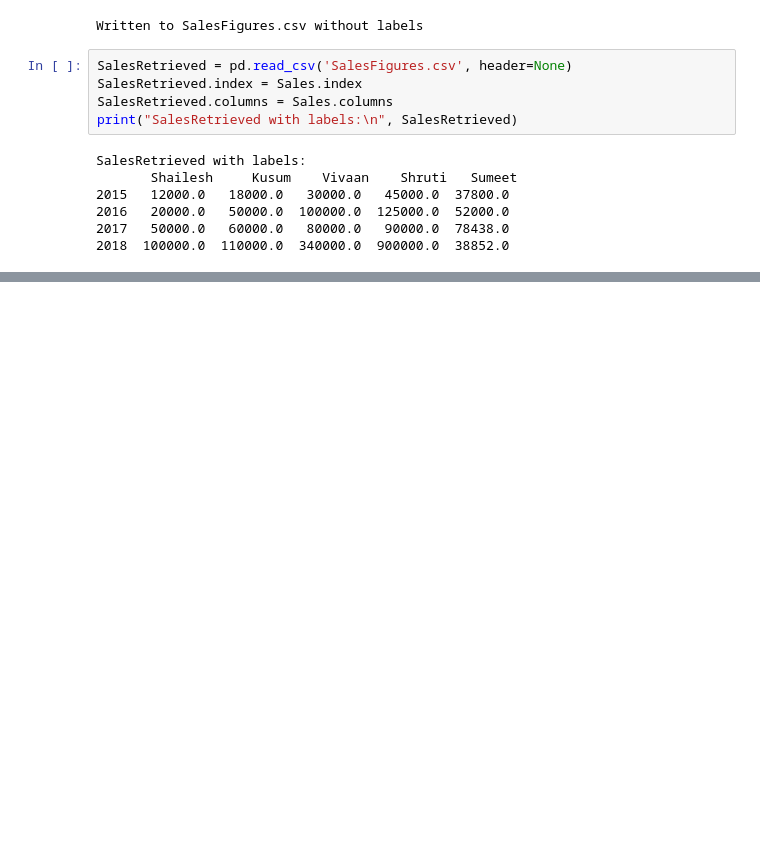
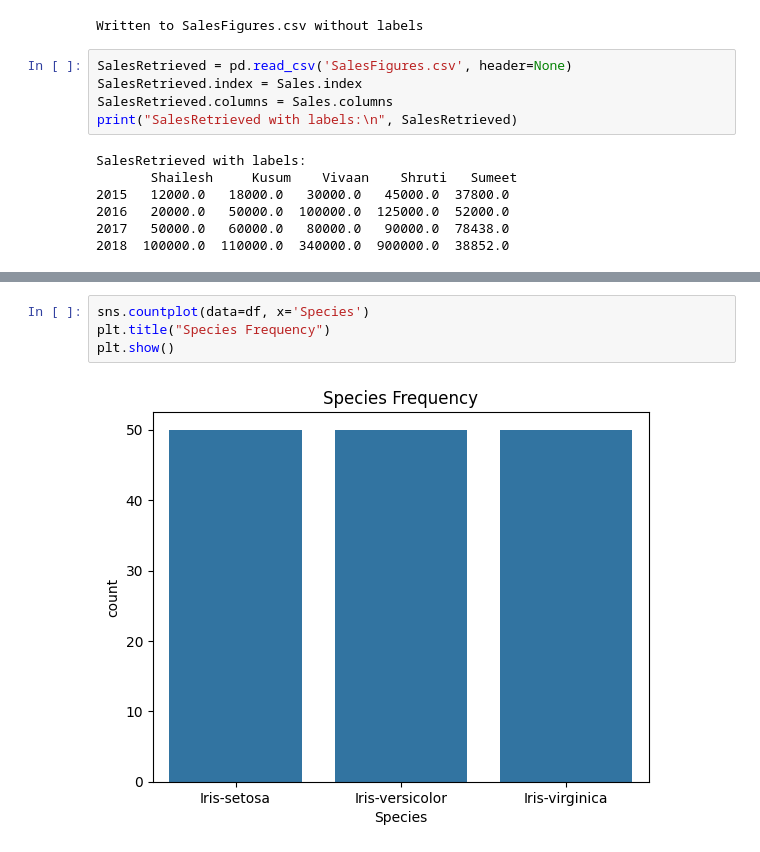
Before and after one commit to Varshini151205/ML, a Jupyter notebook: MLpractice.ipynb, the cells around one changed output, grey strips where cells are left out. Drawn from its saved outputs; the diff is of its cells as text; blank space fills up the shorter version.

```diff
--- a/MLpractice.ipynb
+++ b/MLpractice.ipynb
@@ -531,0 +659,6 @@ SalesRetrieved with labels:
+# %%
+sns.countplot(data=df, x='Species')
+plt.title("Species Frequency")
+plt.show()
+# %% [output]
+[figure, added]
```
Also changed, not shown: parts of 26 cells of this notebook.
